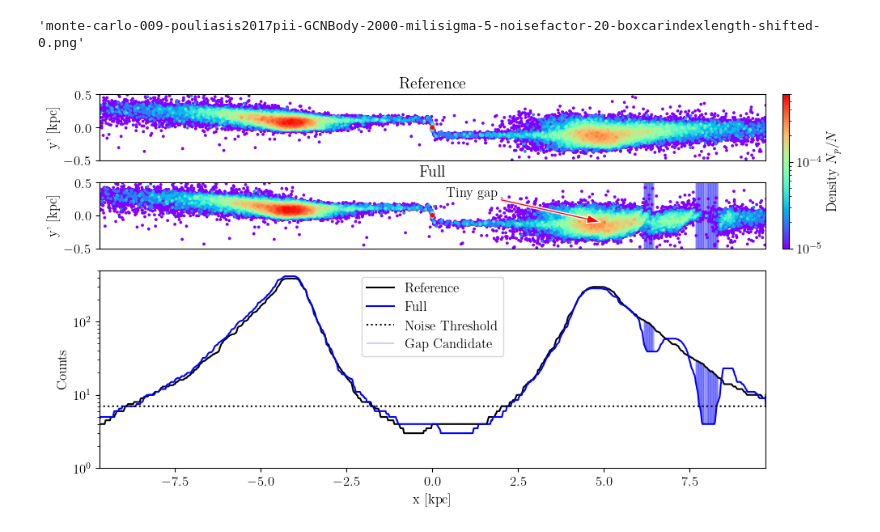
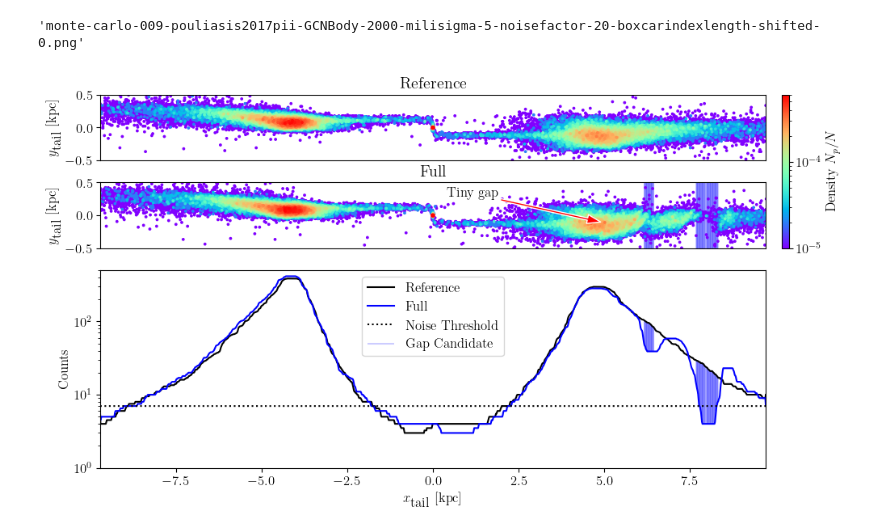
Before and after one commit to salvatore-ferrone/stream_analysis, a Jupyter notebook: figures/detections.ipynb, the cells around one changed output. Drawn from its saved outputs; the diff is of its cells as text; code cells hidden in the pictures.

Commit message:
updated label to tail coordinates

```diff
--- a/figures/detections.ipynb
+++ b/figures/detections.ipynb
@@ -90,23 +89,26 @@ def gspec_double_xy_profile():
 # %%
 cbarlabel=r"Density $N_p/N$"
 handles = gspec_double_xy_profile()
 fig,ax0,ax1,ax2,cbar_ax = handles
 fig = PD.doplot(handles,data,properties)
 
 # ax1.text(5,0.6,"Small gap",color="black",alpha=1,ha="right")
 ax1.annotate(
     "Tiny gap",  # Text to display
     xy=(4.9, -0.1),        # Point to annotate
     xytext=(0.4, 0.285),    # Position of the text
     arrowprops=dict(facecolor='red',edgecolor="white", width=2, headwidth=8)
 )
 ax0.set_title("Reference")
 ax1.set_title("Full")
 ax2.set_ylim(1e0,5e2)
 ax2.legend()
 ax2.set_ylabel("Counts")
+ax2.set_xlabel(r"$x_{\textrm{tail}}$ [kpc]")
+ax1.set_ylabel(r"$y_{\textrm{tail}}$ [kpc]")
+ax0.set_ylabel(r"$y_{\textrm{tail}}$ [kpc]")
 cbar_ax.set_ylabel(cbarlabel)
 
 fig.savefig("../paper/"+outname,dpi=300)
 # %% [output]
-[figure, old version]
+[figure, new version]
```
Also changed, not shown: parts of 1 cell of this notebook, 1 other file.
